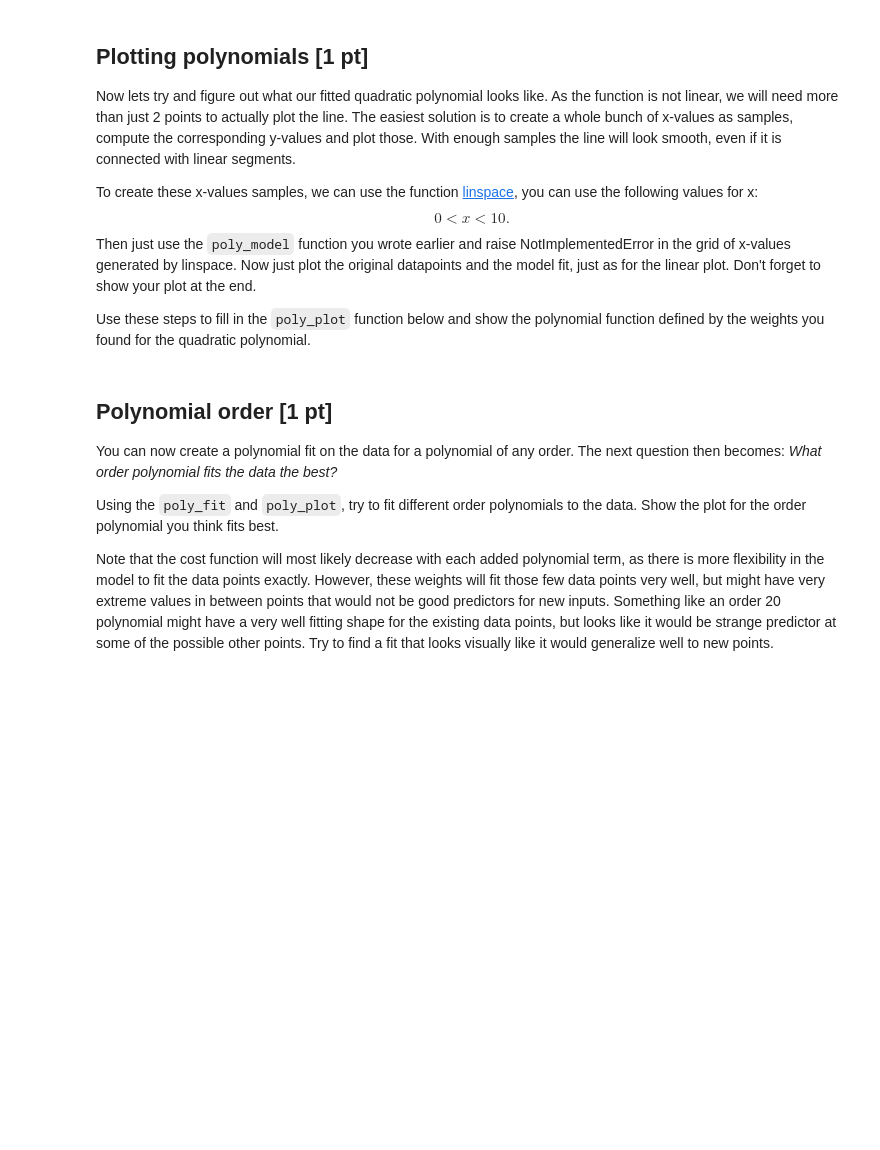
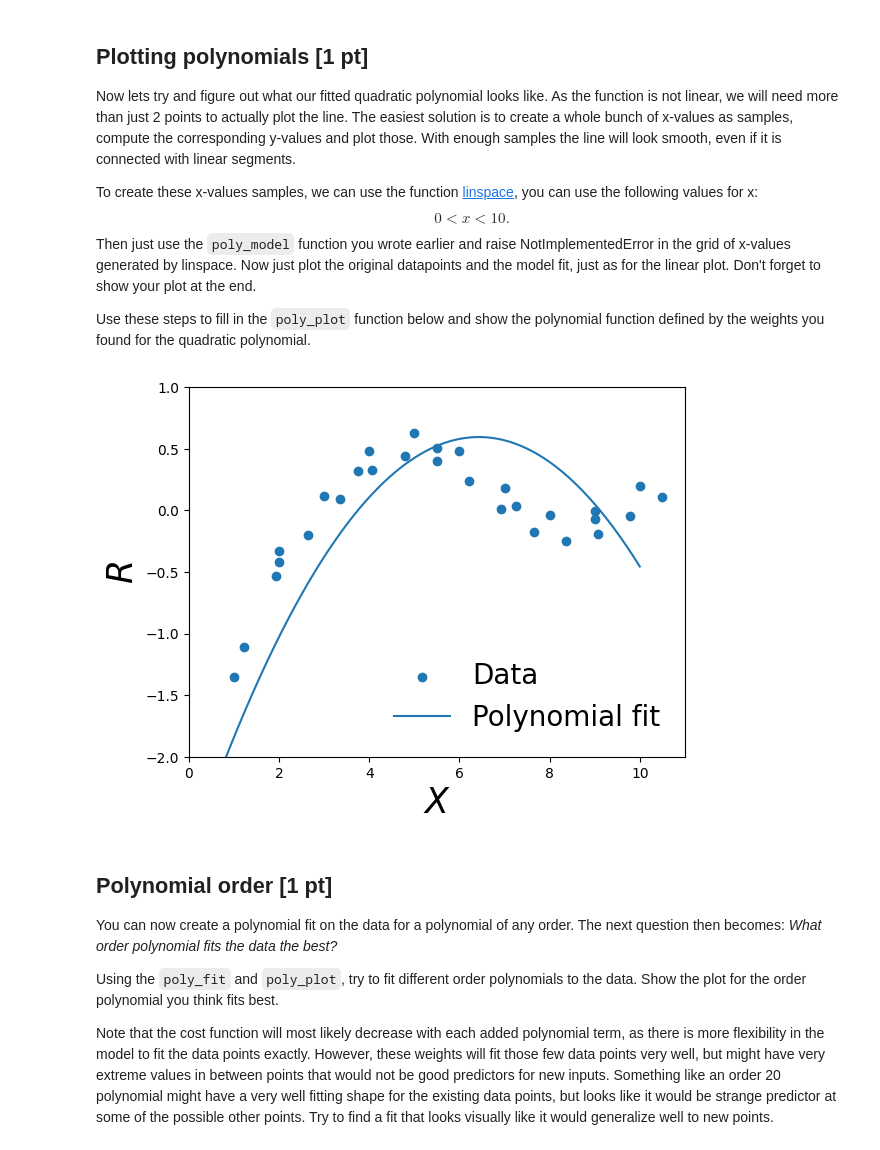
Before and after one commit to Joostmaghetweten/test, a Jupyter notebook: Assignment_1_CodeGrade_V2.ipynb, the cells around one changed output. Drawn from its saved outputs; the diff is of its cells as text; code cells hidden in the pictures; blank space fills up the shorter version.

```diff
--- a/Assignment_1_CodeGrade_V2.ipynb
+++ b/Assignment_1_CodeGrade_V2.ipynb
@@ -430,7 +433,13 @@ def poly_cost(W, X, r):
     - The computed cost for the polynomial model.
     """
     # YOUR SOLUTION HERE (1pt)
-    raise NotImplementedError
+    N = len(X)
+    test = poly_model(X, W)
+    error2 = r - test
+    errorkwad = error2**2
+    eindkost2 = (1 / (2 * N)) * np.sum(errorkwad)
+    return eindkost2
+
 
 def poly_fit(X, r, K=2):
     """
@@ -445,7 +454,14 @@ def poly_fit(X, r, K=2):
     - A numpy array containing the optimal fit of the weight vector.
     """
     # YOUR SOLUTION HERE
-    raise NotImplementedError
+    DMatrix = create_D_matrix(X,K)
+    Dtrans = np.transpose(DMatrix, axes=None)
 
-w = poly_fit(x_data, r_data)
+    deel1 = np.matmul(Dtrans, DMatrix)
+    deel2 = np.linalg.inv(deel1)
+    deel3 = Dtrans @ r
+    einde = np.matmul(deel2, deel3)
+    return einde
+
+w = poly_fit(X, r)
 print(w)
@@ -460,40 +480,37 @@ Use these steps to fill in the `poly_plot` function below and show the polynomia
 # %%
 def poly_plot(W, X, r, n_grid_points=1000):
     """
     Generates the plot for the polynomial model.
 
     Input:
     W - The weight vector.
     X - The input data.
     r - The target data.
     n_grid_points - Number of grid points to use in the plot.
 
     Output:
     - No output (plot is generated in function).
     """
-    # YOUR SOLUTION HERE
-    raise NotImplementedError
-
     # create grid of points (column vector)
-    #???
+    X_grid = np.linspace(0, 10, n_grid_points).reshape(-1, 1)
 
     # get predictions on grid
-    #???
+    y_grid = poly_model(X_grid, W)
 
     # PLOT DATA AND LINE
-    #???
-
+    plt.scatter(X, r, label="Data")
+    plt.plot(X_grid, y_grid, label="Polynomial fit")
 
     plt.legend(loc=4, fontsize=20, frameon=False)
     plt.xlabel("$X$", fontsize=25)
     plt.ylabel("$R$", fontsize=25)
 
     plt.xlim(plot_lims_x)
     plt.ylim(plot_lims_y)
     plt.show()
-
-
-poly_plot(w, x_data, r_data)
+poly_plot(w, X, r)
+# %% [output]
+[figure, added]
 # %% [markdown]
 ## Polynomial order [1 pt]
 
```
Also changed, not shown: parts of 6 cells of this notebook.
